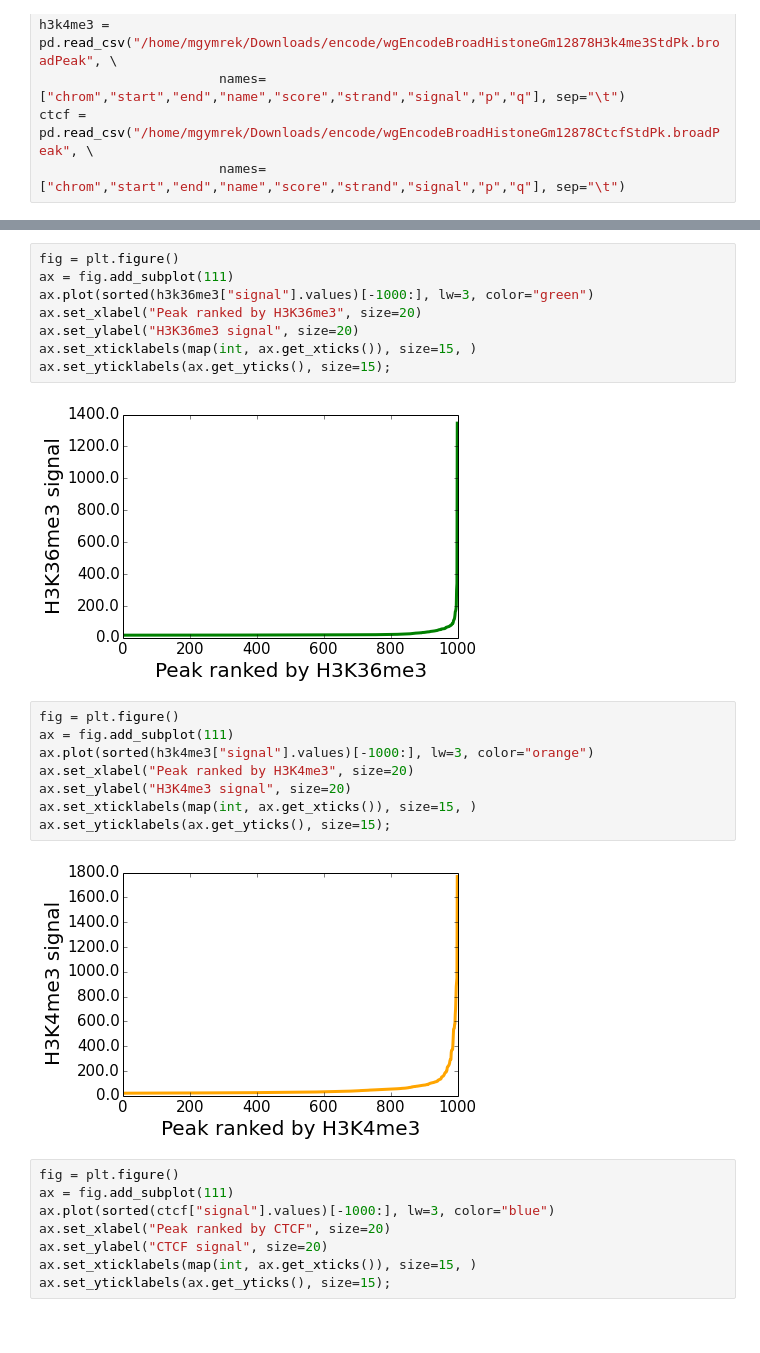
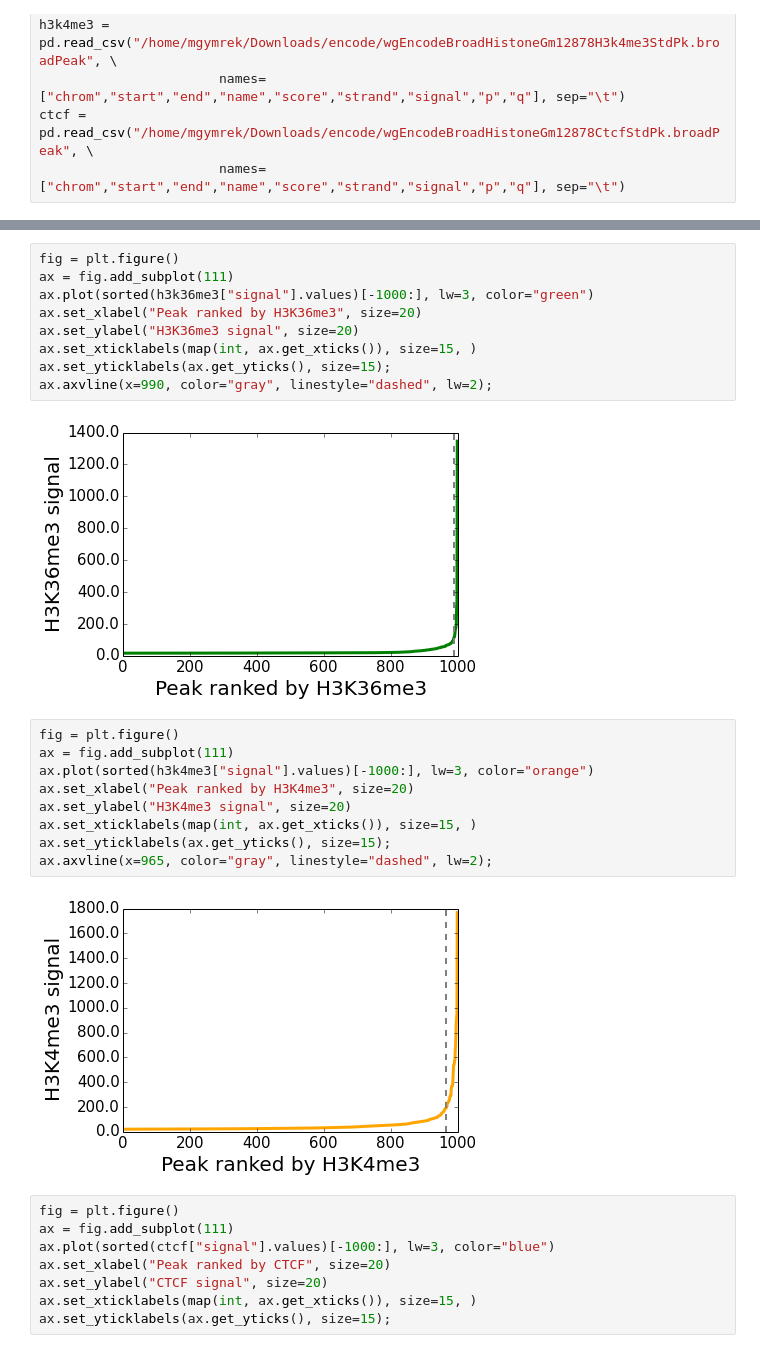
Before and after one commit to mgymrek/mgymrek.github.io, a Jupyter notebook: _drafts/super-enhancers.ipynb, the cells around one changed output, grey strips where cells are left out. Saved outputs shown, nothing was run; the diff lists cells and outputs as text.

```diff
--- a/_drafts/super-enhancers.ipynb
+++ b/_drafts/super-enhancers.ipynb
@@ -45,18 +47,20 @@ ax.set_xlabel("Peak ranked by H3K36me3", size=20)
 ax.set_ylabel("H3K36me3 signal", size=20)
 ax.set_xticklabels(map(int, ax.get_xticks()), size=15, )
 ax.set_yticklabels(ax.get_yticks(), size=15);
+ax.axvline(x=990, color="gray", linestyle="dashed", lw=2);
 # %% [output]
-[figure, old version]
+[figure, new version]
 # %%
 fig = plt.figure()
 ax = fig.add_subplot(111)
 ax.plot(sorted(h3k4me3["signal"].values)[-1000:], lw=3, color="orange")
 ax.set_xlabel("Peak ranked by H3K4me3", size=20)
 ax.set_ylabel("H3K4me3 signal", size=20)
 ax.set_xticklabels(map(int, ax.get_xticks()), size=15, )
 ax.set_yticklabels(ax.get_yticks(), size=15);
+ax.axvline(x=965, color="gray", linestyle="dashed", lw=2);
 # %% [output]
-[figure, old version]
+[figure, new version]
 # %%
 fig = plt.figure()
 ax = fig.add_subplot(111)
```
Also changed, not shown: parts of 2 cells of this notebook, 5 other files.
